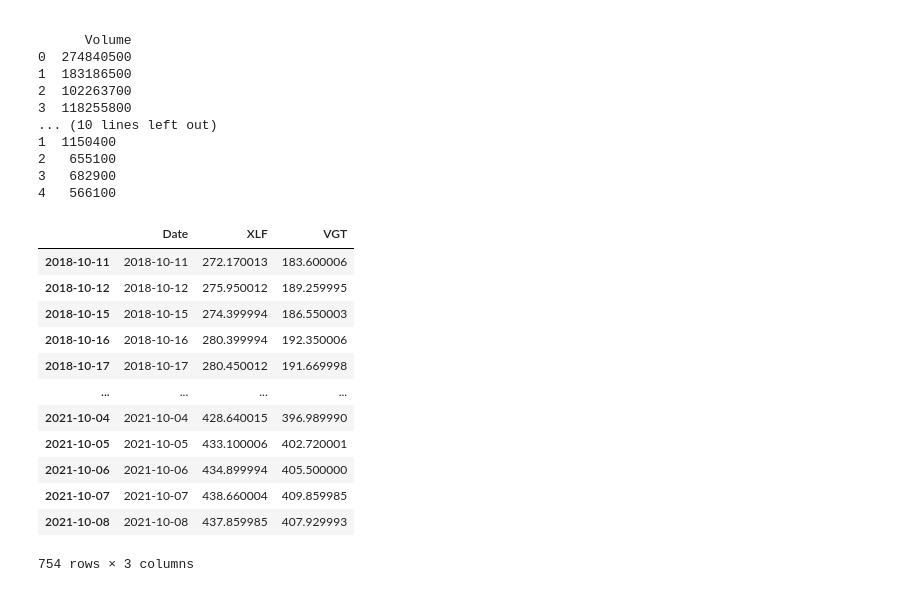
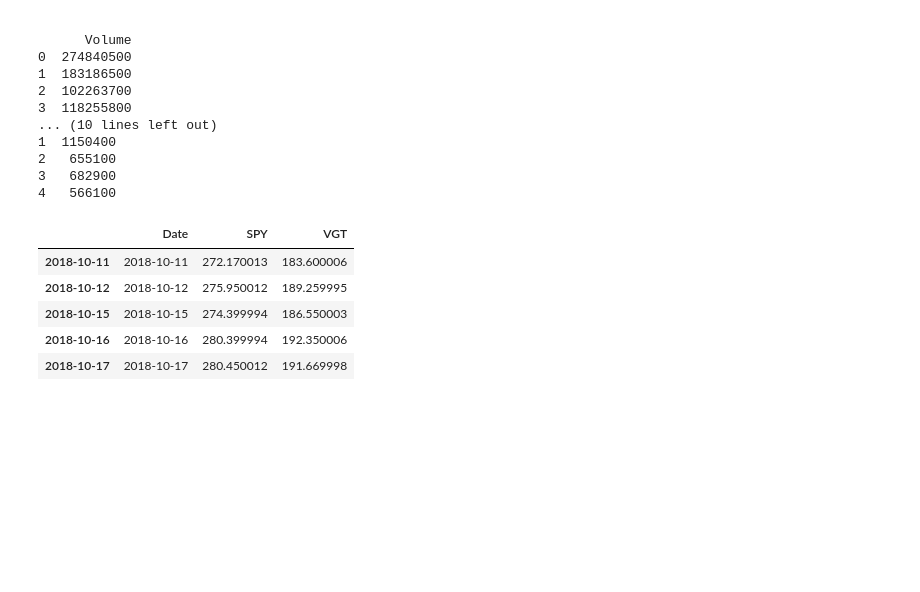
Before and after one commit to wesromero9/Project-1, a Jupyter notebook: Project one.ipynb, the cells around one changed output. Cells and saved outputs as stored; diff of their text form; code cells hidden in the pictures; blank space fills up the shorter version.

```diff
--- a/Project one.ipynb
+++ b/Project one.ipynb
@@ -47,23 +50,17 @@ print(vgt.head())
 # %%
 # Make a data frame containing VGT and XLF close price
 close_df = pd.DataFrame()
 close_df["Date"] = spy["Date"]
-close_df["XLF"] = spy["Close"]
+close_df["SPY"] = spy["Close"]
 close_df["VGT"] = vgt["Close"]
-close_df.set_index(pd.DatetimeIndex(close_df["Date"].values))
+close_df = close_df.set_index(pd.DatetimeIndex(close_df["Date"].values))
+close_df.head()
 # %% [output]
-|  | Date | XLF | VGT |
+|  | Date | SPY | VGT |
 | 2018-10-11 | 2018-10-11 | 272.170013 | 183.600006 |
 | 2018-10-12 | 2018-10-12 | 275.950012 | 189.259995 |
 | 2018-10-15 | 2018-10-15 | 274.399994 | 186.550003 |
 | 2018-10-16 | 2018-10-16 | 280.399994 | 192.350006 |
 | 2018-10-17 | 2018-10-17 | 280.450012 | 191.669998 |
-| ... | ... | ... | ... |
-| 2021-10-04 | 2021-10-04 | 428.640015 | 396.989990 |
-| 2021-10-05 | 2021-10-05 | 433.100006 | 402.720001 |
-| 2021-10-06 | 2021-10-06 | 434.899994 | 405.500000 |
-| 2021-10-07 | 2021-10-07 | 438.660004 | 409.859985 |
-| 2021-10-08 | 2021-10-08 | 437.859985 | 407.929993 |
-754 rows × 3 columns
 # %%
 # Plot the data
```
Also changed, not shown: parts of 5 cells of this notebook, 2 other files.
